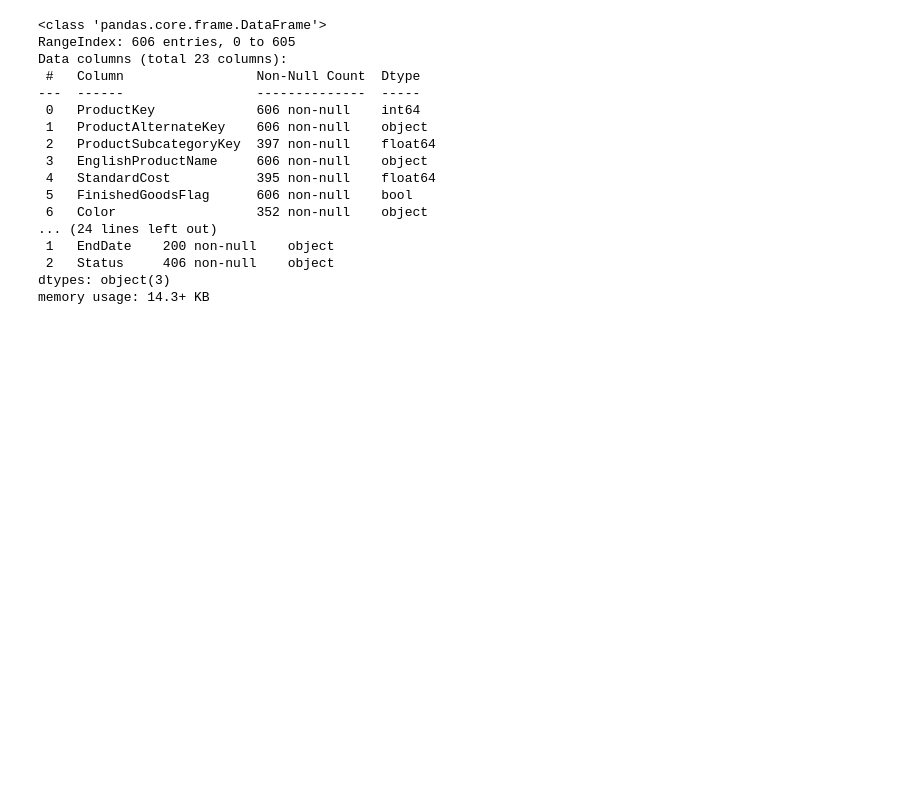
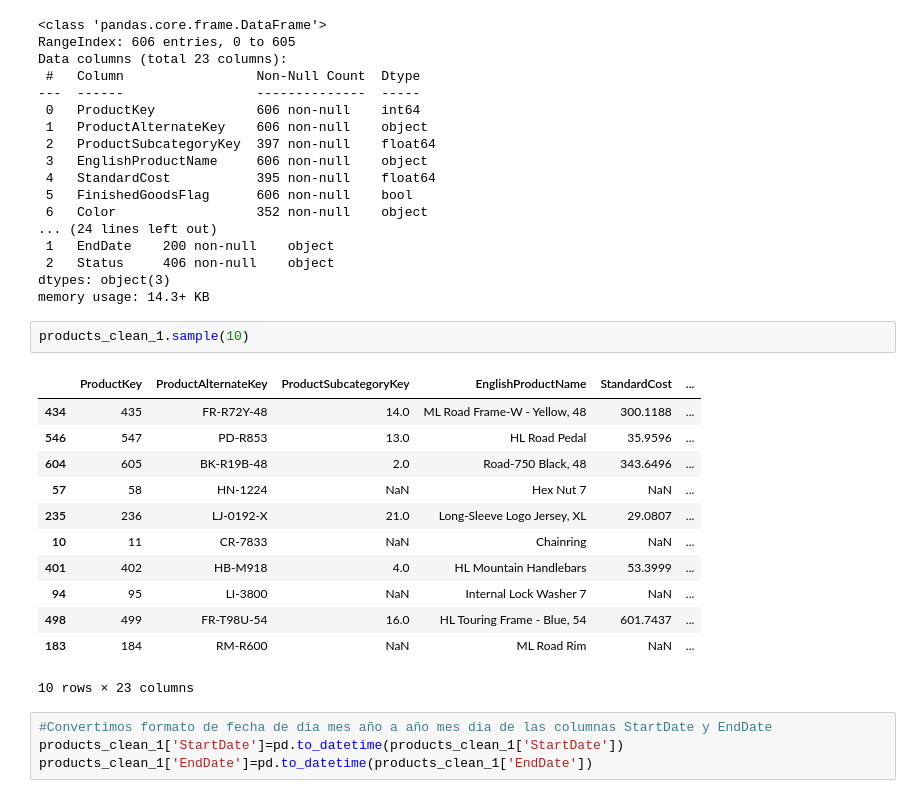
Before and after one commit to Sof265/Database-project, a Jupyter notebook: analisis-exploratorio.ipynb, the cells around one changed output. Drawn from its saved outputs; the diff is of its cells as text; blank space fills up the shorter version.

Commit message:
Correccion fecha

```diff
--- a/analisis-exploratorio.ipynb
+++ b/analisis-exploratorio.ipynb
@@ -548,3 +548,22 @@ Data columns (total 23 columns):
  2   Status     406 non-null    object
 dtypes: object(3)
 memory usage: 14.3+ KB
+# %%
+products_clean_1.sample(10)
+# %% [output]
+|  | ProductKey | ProductAlternateKey | ProductSubcategoryKey | EnglishProductName | StandardCost | ... |
+| 434 | 435 | FR-R72Y-48 | 14.0 | ML Road Frame-W - Yellow, 48 | 300.1188 | ... |
+| 546 | 547 | PD-R853 | 13.0 | HL Road Pedal | 35.9596 | ... |
+| 604 | 605 | BK-R19B-48 | 2.0 | Road-750 Black, 48 | 343.6496 | ... |
+| 57 | 58 | HN-1224 | NaN | Hex Nut 7 | NaN | ... |
+| 235 | 236 | LJ-0192-X | 21.0 | Long-Sleeve Logo Jersey, XL | 29.0807 | ... |
+| 10 | 11 | CR-7833 | NaN | Chainring | NaN | ... |
+| 401 | 402 | HB-M918 | 4.0 | HL Mountain Handlebars | 53.3999 | ... |
+| 94 | 95 | LI-3800 | NaN | Internal Lock Washer 7 | NaN | ... |
+| 498 | 499 | FR-T98U-54 | 16.0 | HL Touring Frame - Blue, 54 | 601.7437 | ... |
+| 183 | 184 | RM-R600 | NaN | ML Road Rim | NaN | ... |
+10 rows × 23 columns
+# %%
+#Convertimos formato de fecha de dia mes año a año mes dia de las columnas StartDate y EndDate
+products_clean_1['StartDate']=pd.to_datetime(products_clean_1['StartDate'])
+products_clean_1['EndDate']=pd.to_datetime(products_clean_1['EndDate'])
```
Also changed, not shown: parts of 8 cells of this notebook, 1 other file.
